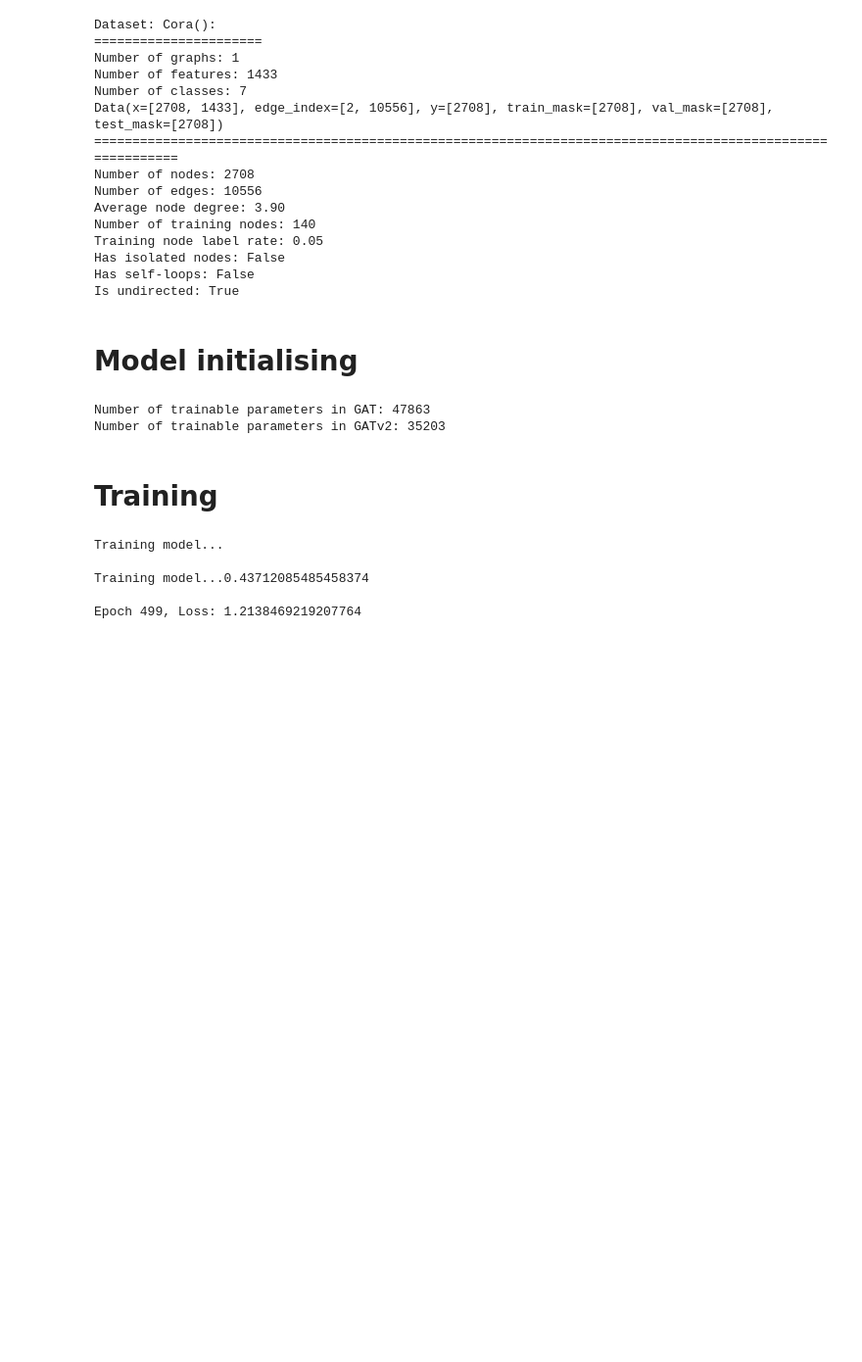
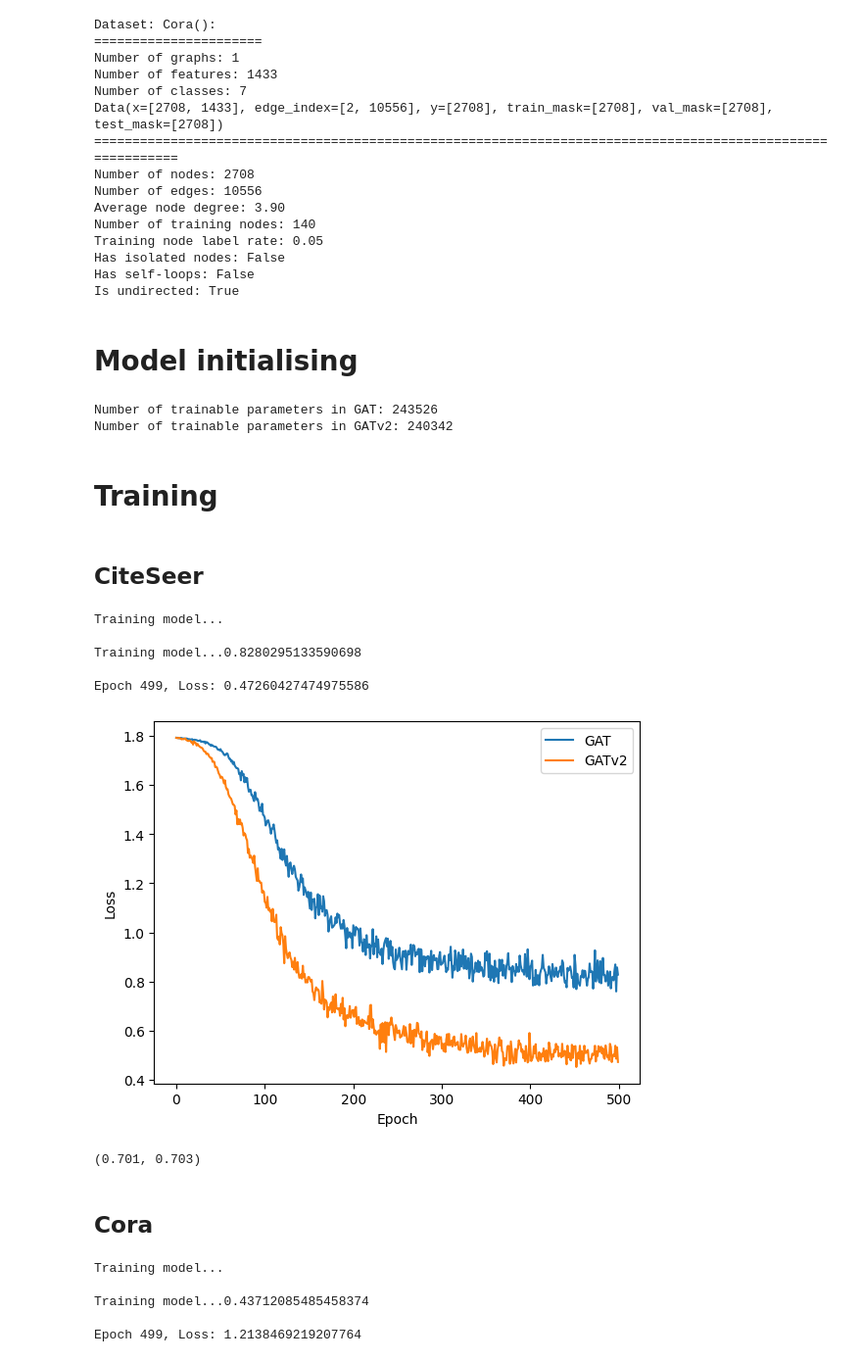
Before and after one commit to KarlRisager/ATDL_A3, a Jupyter notebook: workerNB.ipynb, the cells around one changed output. Shown at 98% size. Cells and saved outputs as stored; diff of their text form; code cells hidden in the pictures; blank space fills up the shorter version.

Commit message:
CiteSeer tests

```diff
--- a/workerNB.ipynb
+++ b/workerNB.ipynb
@@ -46,6 +46,10 @@ torch.manual_seed(42)
 dataset_cora = Planetoid(root='data/Planetoid', name='Cora', transform=NormalizeFeatures())
 dataset_citeseer = Planetoid(root='data/Planetoid', name='CiteSeer', transform=NormalizeFeatures())
 dataset_pubmed = Planetoid(root='data/Planetoid', name='Pubmed', transform=NormalizeFeatures())
+# %%
+data_cora = dataset_cora[0]
+data_citeseer = dataset_citeseer[0]
+data_pubmed = dataset_pubmed[0]
 # %%
 dataset = dataset_cora
 data = dataset[0]  # Get the first graph object.
@@ -69,21 +73,50 @@ Is undirected: True
 # %% [markdown]
 # Model initialising
 # %%
-gat, optimizer_gat = initialize_model_from_sweep(path_to_sweep='sweeps\sweep_results_gat_cora.pkl', dataset=dataset, model_type='GAT')
-gatv2, optimizer_gatv2 = initialize_model_from_sweep(path_to_sweep='sweeps\sweep_results_gatv2_cora.pkl', dataset=dataset, model_type='GATv2')
+gat, optimizer_gat = initialize_model_from_sweep(path_to_sweep='sweeps\sweep_results_gat_cora.pkl', dataset=dataset_cora, model_type='GAT')
+gatv2, optimizer_gatv2 = initialize_model_from_sweep(path_to_sweep='sweeps\sweep_results_gatv2_cora.pkl', dataset=dataset_cora, model_type='GATv2')
+
+gat_citeseer, optimizer_gat_citeseer = initialize_model_from_sweep(path_to_sweep='sweeps\sweep_results_gat_CiteSeer.pkl', dataset=dataset_citeseer, model_type='GAT')
+gatv2_citeseer, optimizer_gatv2_citeseer = initialize_model_from_sweep(path_to_sweep='sweeps\sweep_results_gatv2_CiteSeer.pkl', dataset=dataset_citeseer, model_type='GATv2')
 
 criterion = torch.nn.CrossEntropyLoss()
 # %%
-num_params_gat = count_trainable_parameters(gat)
-num_params_gatv2 = count_trainable_parameters(gatv2)
+num_params_gat = count_trainable_parameters(gat_citeseer)
+num_params_gatv2 = count_trainable_parameters(gatv2_citeseer)
 
 print(f'Number of trainable parameters in GAT: {num_params_gat}')
 print(f'Number of trainable parameters in GATv2: {num_params_gatv2}')
 # %% [output]
-Number of trainable parameters in GAT: 47863
-Number of trainable parameters in GATv2: 35203
+Number of trainable parameters in GAT: 243526
+Number of trainable parameters in GATv2: 240342
 # %% [markdown]
 # Training
 # %%
 num_epochs = 500
+# %% [markdown]
+## CiteSeer
+# %%
+loss_list_gat_citeseer = train_model(num_epochs, gat_citeseer,data_citeseer, optimizer_gat_citeseer, criterion)
+loss_list_gatv2_citeseer = train_model(num_epochs, gatv2_citeseer,data_citeseer, optimizer_gatv2_citeseer, criterion)
+# %% [output]
+Training model...
+
+Training model...0.8280295133590698
+
+Epoch 499, Loss: 0.47260427474975586
+# %%
+plt.plot(loss_list_gat_citeseer, label='GAT')
+plt.plot(loss_list_gatv2_citeseer, label='GATv2')
+plt.xlabel('Epoch')
+plt.ylabel('Loss')
+plt.legend()
+plt.show()
+# %% [output]
+[figure, added]
+# %%
+test_model(data_citeseer.test_mask, gat_citeseer, data_citeseer), test_model(data_citeseer.test_mask, gatv2_citeseer, data_citeseer)
+# %% [output]
+(0.701, 0.703)
+# %% [markdown]
+## Cora
 # %%
```
Also changed, not shown: parts of 15 cells of this notebook, 1 other file.
